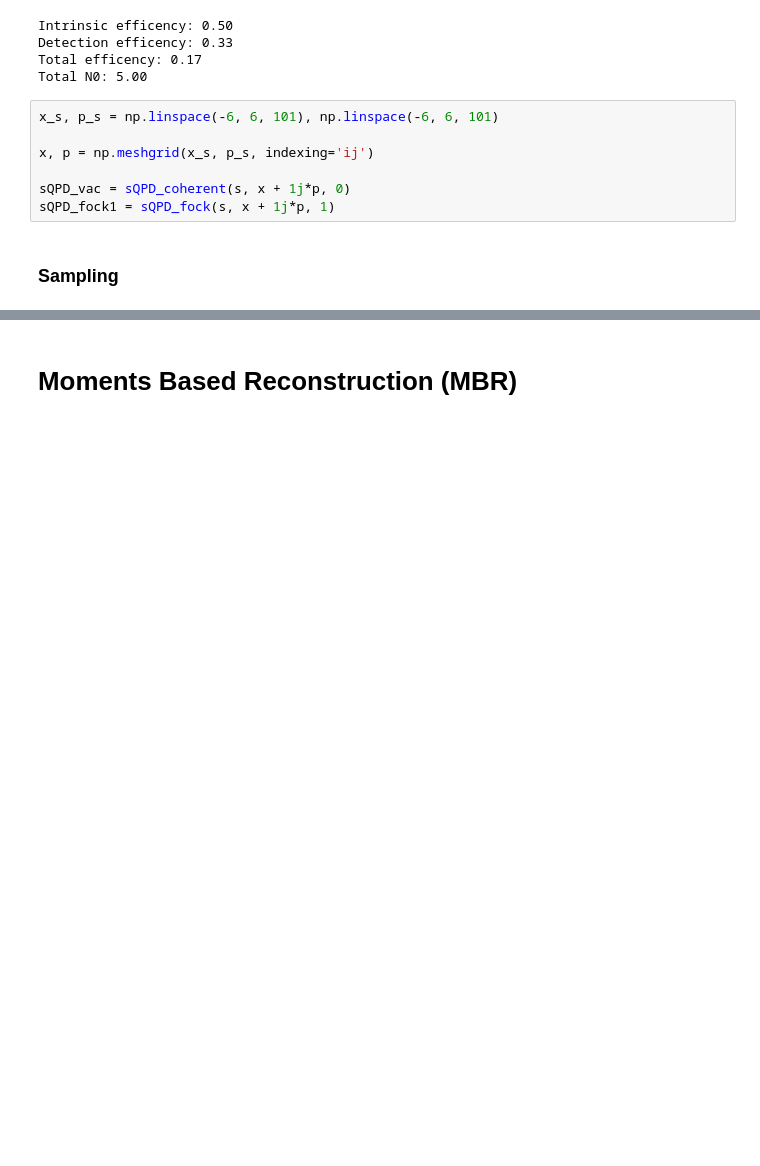
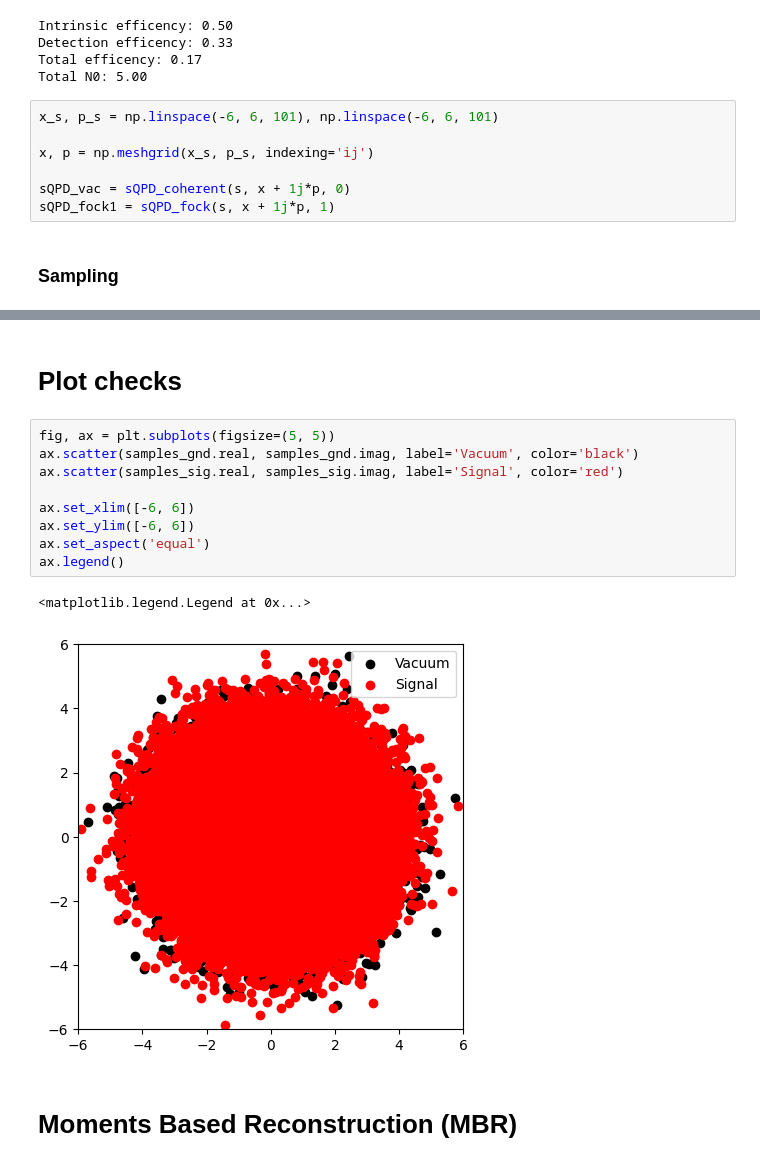
Before and after one commit to dlabranc/StateTomography, a Jupyter notebook: Notebooks/ExampleTomography.ipynb, the cells around one changed output, grey strips where cells are left out. Saved outputs shown, nothing was run; the diff lists cells and outputs as text; blank space fills up the shorter version.

```diff
--- a/Notebooks/ExampleTomography.ipynb
+++ b/Notebooks/ExampleTomography.ipynb
@@ -53,3 +53,17 @@ samples_sig_ineff = np.concatenate([hit_or_miss(np.floor(N_samples*eta_intr), x_
+# %% [markdown]
+# Plot checks
+# %%
+fig, ax = plt.subplots(figsize=(5, 5))
+ax.scatter(samples_gnd.real, samples_gnd.imag, label='Vacuum', color='black')
+ax.scatter(samples_sig.real, samples_sig.imag, label='Signal', color='red')
+
+ax.set_xlim([-6, 6])
+ax.set_ylim([-6, 6])
+ax.set_aspect('equal')
+ax.legend()
+# %% [output]
+<matplotlib.legend.Legend at 0x...>
+[figure, added]
 # %% [markdown]
 # Moments Based Reconstruction (MBR)
 # %%
```
Also changed, not shown: parts of 10 cells of this notebook, 2 other files.
